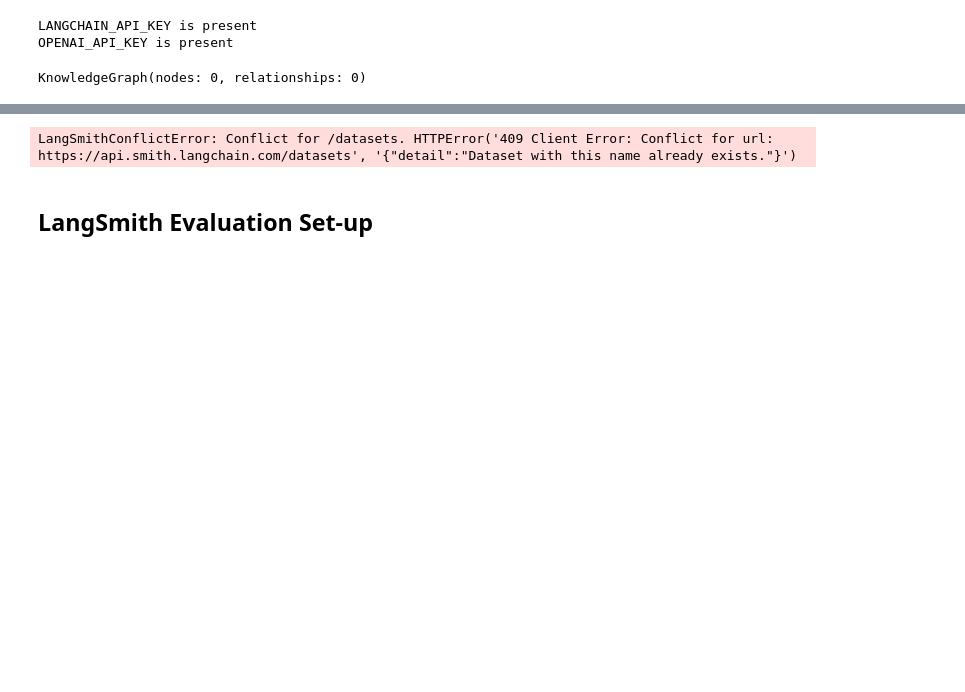
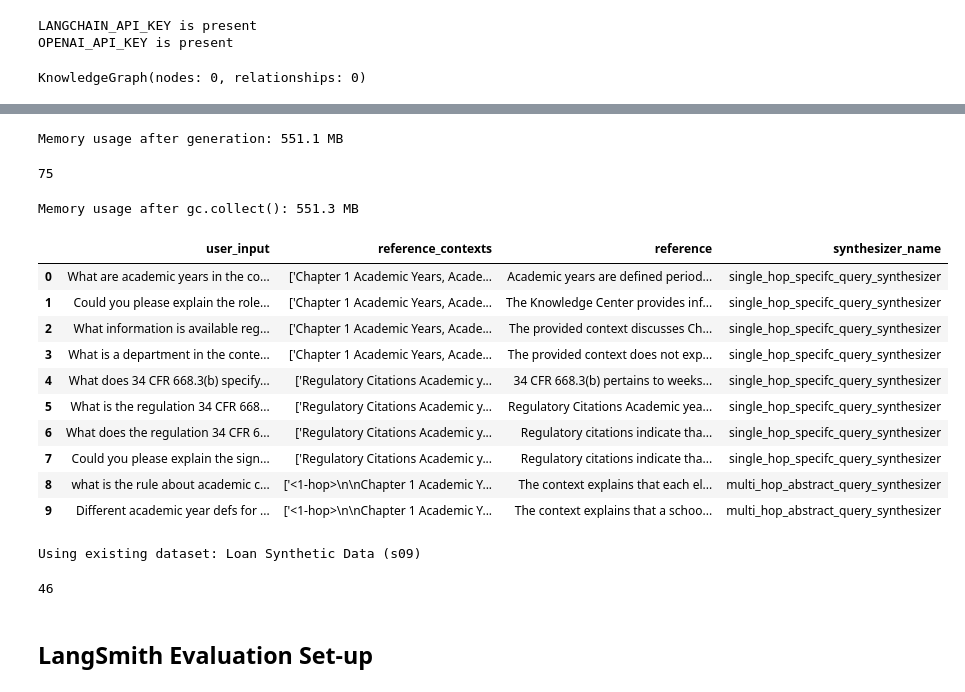
Before and after one commit to neomatrix369/AIE7, a Jupyter notebook: 09_Advanced_Retrieval/Advanced_Retrieval_with_LangChain_Assignment.ipynb, the cells around one changed output, grey strips where cells are left out. Drawn from its saved outputs; the diff is of its cells as text; code cells hidden in the pictures; blank space fills up the shorter version.

```diff
--- a/09_Advanced_Retrieval/Advanced_Retrieval_with_LangChain_Assignment.ipynb
+++ b/09_Advanced_Retrieval/Advanced_Retrieval_with_LangChain_Assignment.ipynb
@@ -873,12 +878,20 @@ generator = TestsetGenerator(llm=generator_llm, embedding_model=embedding_model,
 from ragas.testset.synthesizers import default_query_distribution, SingleHopSpecificQuerySynthesizer, MultiHopAbstractQuerySynthesizer, MultiHopSpecificQuerySynthesizer
 
 query_distribution = [
-        (SingleHopSpecificQuerySynthesizer(llm=generator_llm), 0.5),
-        (MultiHopAbstractQuerySynthesizer(llm=generator_llm), 0.25),
-        (MultiHopSpecificQuerySynthesizer(llm=generator_llm), 0.25),
+        # (SingleHopSpecificQuerySynthesizer(llm=generator_llm), 0.5),
+        # (MultiHopAbstractQuerySynthesizer(llm=generator_llm), 0.25),
+        # (MultiHopSpecificQuerySynthesizer(llm=generator_llm), 0.25),
+    # (SingleHopSpecificQuerySynthesizer(llm=generator_llm), 1.0),
+        # (SingleHopSpecificQuerySynthesizer(llm=generator_llm), 0.5),
+        # (MultiHopAbstractQuerySynthesizer(llm=generator_llm), 0.25),
+        # (MultiHopSpecificQuerySynthesizer(llm=generator_llm), 0.25),
+      (SingleHopSpecificQuerySynthesizer(llm=generator_llm), 0.8),    # 80%
+      (MultiHopAbstractQuerySynthesizer(llm=generator_llm), 0.2),     # 20%
 ]
 # %%
 %%time
-testset = generator.generate(testset_size=10, query_distribution=query_distribution)
-testset.to_pandas()
+testset = None
+if not os.path.exists('golden-master.csv'):
+    testset = generator.generate(testset_size=10, query_distribution=query_distribution)
+    testset.to_pandas()
 # %% [output]
@@ -898,0 +900,17 @@ Wall time: 42.9 s
+# %%
+# Check memory usage
+process = psutil.Process(os.getpid())
+memory_mb = process.memory_info().rss / 1024 / 1024
+print(f"Memory usage after generation: {memory_mb:.1f} MB")
+# %% [output]
+Memory usage after generation: 551.1 MB
+# %%
+gc.collect()
+# %% [output]
+75
+# %%
+process = psutil.Process(os.getpid())
+memory_mb = process.memory_info().rss / 1024 / 1024
+print(f"Memory usage after gc.collect(): {memory_mb:.1f} MB")
+# %% [output]
+Memory usage after gc.collect(): 551.3 MB
@@ -899,3 +919,22 @@ Wall time: 42.9 s
+# %%
+if testset:
+    testset_df = testset.to_pandas()
+    testset_df.to_csv('golden-master.csv', index=False)
+else:
+    testset_df = pd.read_csv('golden-master.csv')
+testset_df
+# %% [output]
+|  | user_input | reference_contexts | reference | synthesizer_name |
+| 0 | What are academic years in the co... | ['Chapter 1 Academic Years, Acade... | Academic years are defined period... | single_hop_specifc_query_synthesizer |
+| 1 | Could you please explain the role... | ['Chapter 1 Academic Years, Acade... | The Knowledge Center provides inf... | single_hop_specifc_query_synthesizer |
+| 2 | What information is available reg... | ['Chapter 1 Academic Years, Acade... | The provided context discusses Ch... | single_hop_specifc_query_synthesizer |
+| 3 | What is a department in the conte... | ['Chapter 1 Academic Years, Acade... | The provided context does not exp... | single_hop_specifc_query_synthesizer |
+| 4 | What does 34 CFR 668.3(b) specify... | ['Regulatory Citations Academic y... | 34 CFR 668.3(b) pertains to weeks... | single_hop_specifc_query_synthesizer |
+| 5 | What is the regulation 34 CFR 668... | ['Regulatory Citations Academic y... | Regulatory Citations Academic yea... | single_hop_specifc_query_synthesizer |
+| 6 | What does the regulation 34 CFR 6... | ['Regulatory Citations Academic y... | Regulatory citations indicate tha... | single_hop_specifc_query_synthesizer |
+| 7 | Could you please explain the sign... | ['Regulatory Citations Academic y... | Regulatory citations indicate tha... | single_hop_specifc_query_synthesizer |
+| 8 | what is the rule about academic c... | ['<1-hop>\n\nChapter 1 Academic Y... | The context explains that each el... | multi_hop_abstract_query_synthesizer |
+| 9 | Different academic year defs for ... | ['<1-hop>\n\nChapter 1 Academic Y... | The context explains that a schoo... | multi_hop_abstract_query_synthesizer |
 # %%
 from langsmith import Client
 
@@ -903,10 +942,22 @@ langsmith_client = Client()
 
 dataset_name = "Loan Synthetic Data (s09)"
 
-langsmith_dataset = langsmith_client.create_dataset(
-    dataset_name=dataset_name,
-    description="Loan Synthetic Data (for s09 exercise)"
-)
+existing_datasets = langsmith_client.list_datasets()
+dataset_exists = any(dataset.name == dataset_name for dataset in existing_datasets)
+
+if dataset_exists:
+  langsmith_dataset = langsmith_client.read_dataset(dataset_name=dataset_name)
+  print(f"Using existing dataset: {dataset_name}")
+else:
+  langsmith_dataset = langsmith_client.create_dataset(
+      dataset_name=dataset_name,
+      description="Loan Synthetic Data (for s09 exercise)"
+  )
+  print(f"Created new dataset: {dataset_name}")
 # %% [output]
-LangSmithConflictError: Conflict for /datasets. HTTPError('409 Client Error: Conflict for url: https://api.smith.langchain.com/datasets', '{"detail":"Dataset with this name already exists."}')
+Using existing dataset: Loan Synthetic Data (s09)
+# %%
+gc.collect()
+# %% [output]
+46
 # %%
```
Also changed, not shown: parts of 59 cells of this notebook, 2 other files.
